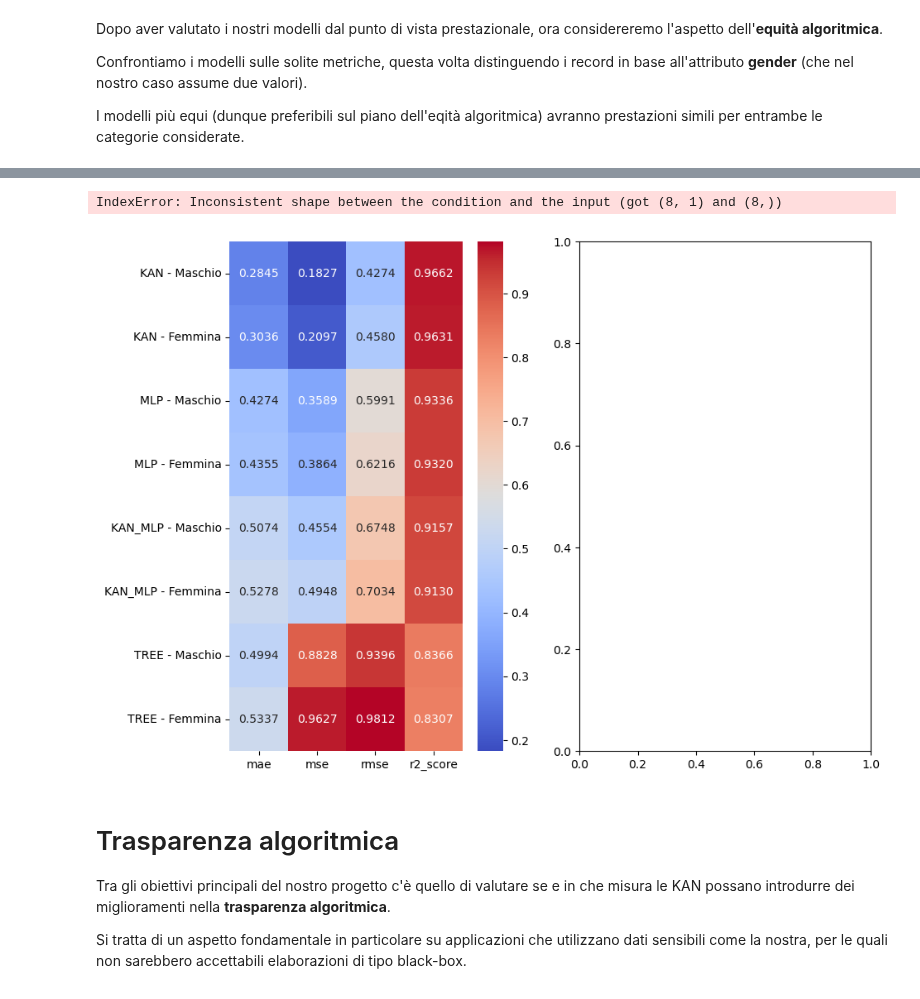
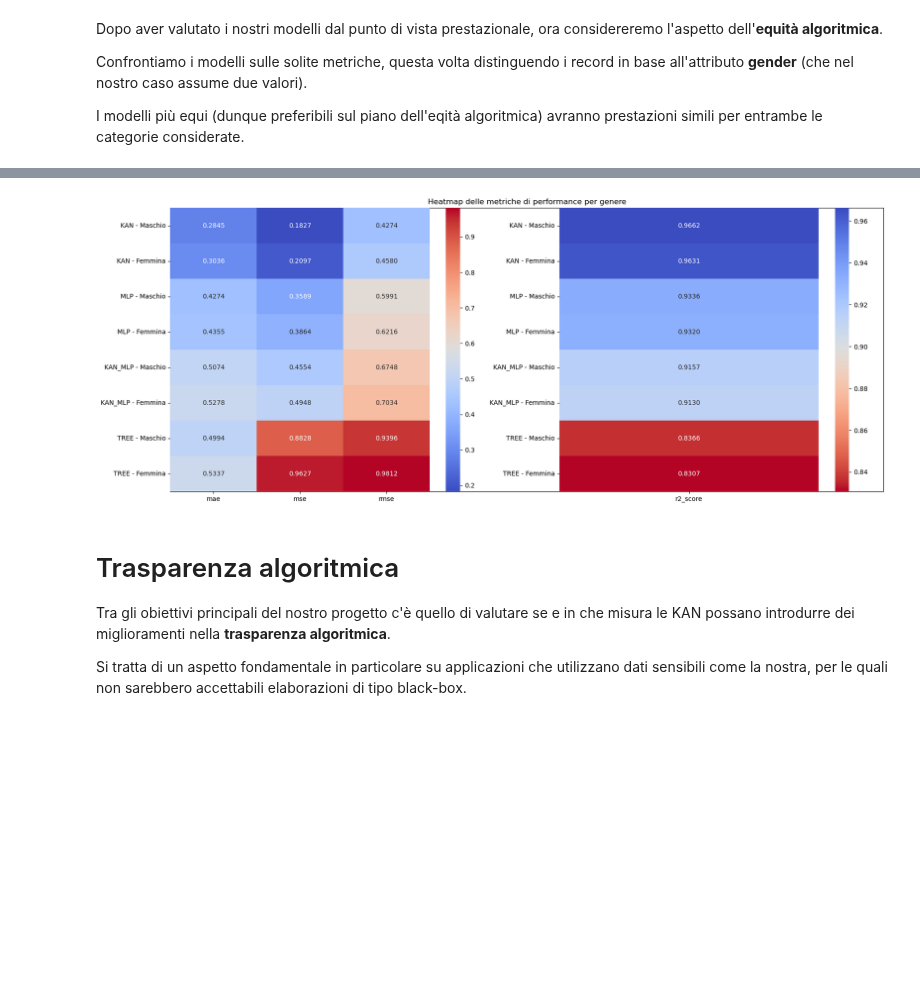
Before and after one commit to Church-17/YesWeKAN, a Jupyter notebook: dataset+equità algoritmica.ipynb, the cells around one changed output, grey strips where cells are left out. Drawn from its saved outputs; the diff is of its cells as text; code cells hidden in the pictures; blank space fills up the shorter version.

```diff
--- a/dataset+equità algoritmica.ipynb
+++ b/dataset+equità algoritmica.ipynb
@@ -757,7 +757,6 @@ for model_name, model in elenco_modelli.items():
         results[sg] = calculate_metrics(model, features1, labels).values()
 
     all_results[model_name] = results
-print(all_results)
 
 # Creazione Dataframe performance
 df_ = pd.DataFrame()
@@ -772,19 +771,22 @@ for model_name, results in all_results.items():
     # Concatenazione dataframe di un modello ai precedenti
     df_ = pd.concat([df_, temp_df], axis=1)
 
+# Processamento del dataset
 df_r2 = df_.loc["r2_score"]
-# Processamento del dataset
+df_ = df_.iloc[:-1]
 df_ = df_.astype(float)
 df_ = df_.transpose()
-df_r2 = df_r2.transpose()
+df_r2 = pd.DataFrame(df_r2)
 
 # Visualizzazione della heatmap
-plt.figure(figsize=(10, 8))
+plt.figure(figsize=(20, 8))
+plt.yticks([])
+plt.xticks([])
+plt.title('Heatmap delle metriche di performance per genere')
 plt.subplot(1,2,1)
 sns.heatmap(df_, annot=True, cmap='coolwarm', fmt=".4f")
 plt.subplot(1,2,2)
 sns.heatmap(df_r2, annot=True, cmap='coolwarm_r', fmt=".4f")
-plt.title('Heatmap delle metriche di performance per genere per tutti i modelli')
 plt.show()
 # %% [output]
 359/359 ━━━━━━━━━━━━━━━━━━━━ 1s 2ms/step
@@ -797,5 +798,4 @@ plt.show()
-IndexError: Inconsistent shape between the condition and the input (got (8, 1) and (8,))
-[figure, old version]
+[figure, new version]
 # %% [markdown]
 # Trasparenza algoritmica
 Tra gli obiettivi principali del nostro progetto c'è quello di valutare se e in che misura le KAN possano introdurre dei miglioramenti nella **trasparenza algoritmica**.
```
Also changed, not shown: parts of 1 cell of this notebook.
